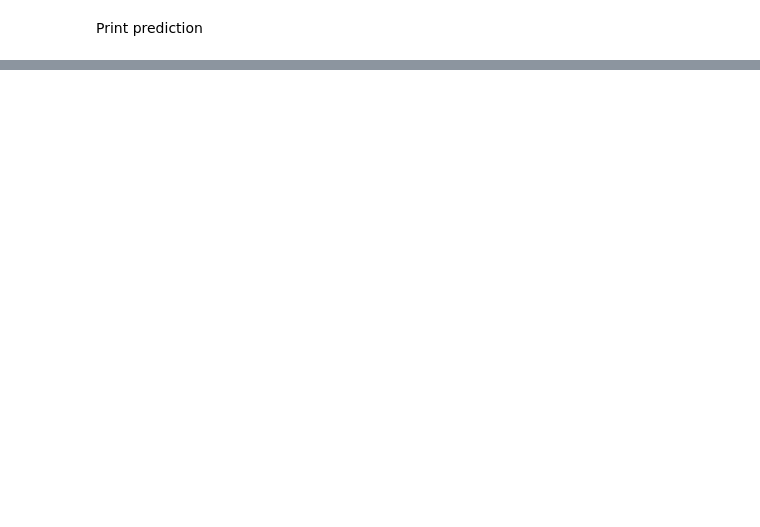
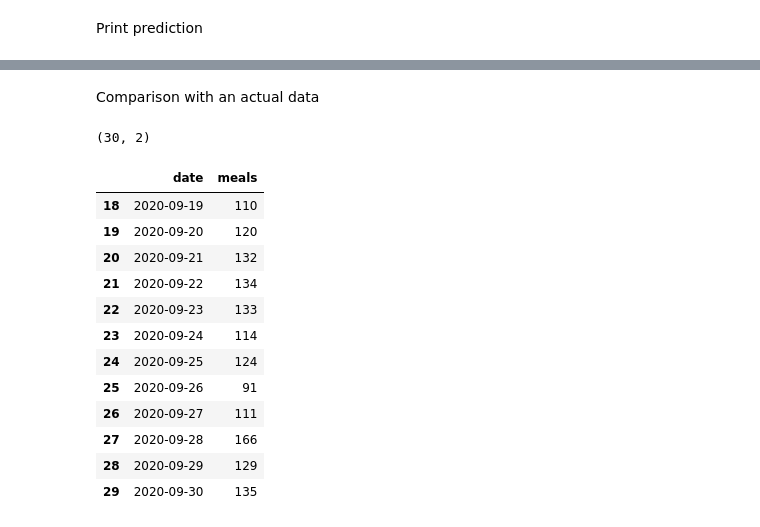
Before and after one commit to mrStasSmirnoff/Data_Science_Projects, a Jupyter notebook: Restaurant_Meals_Prediction/v5-MVP-prediction.ipynb, the cells around one changed output, grey strips where cells are left out. Drawn from its saved outputs; the diff is of its cells as text; code cells hidden in the pictures; blank space fills up the shorter version.

```diff
--- a/Restaurant_Meals_Prediction/v5-MVP-prediction.ipynb
+++ b/Restaurant_Meals_Prediction/v5-MVP-prediction.ipynb
@@ -375,0 +376,23 @@ sns.lineplot(data=combined_2d)
+# %% [markdown]
+Comparison with an actual data
+# %%
+test_data = pd.read_excel('./data/факт сентябрь.xlsx', skiprows= 3, usecols= [0,1], names = ['date', 'meals'])
+# remove the last row
+test_data = test_data.iloc[:-1]
+print(test_data.shape)
+test_data.tail(12)
+# %% [output]
+(30, 2)
+|  | date | meals |
+| 18 | 2020-09-19 | 110 |
+| 19 | 2020-09-20 | 120 |
+| 20 | 2020-09-21 | 132 |
+| 21 | 2020-09-22 | 134 |
+| 22 | 2020-09-23 | 133 |
+| 23 | 2020-09-24 | 114 |
+| 24 | 2020-09-25 | 124 |
+| 25 | 2020-09-26 | 91 |
+| 26 | 2020-09-27 | 111 |
+| 27 | 2020-09-28 | 166 |
+| 28 | 2020-09-29 | 129 |
+| 29 | 2020-09-30 | 135 |
```
Also changed, not shown: parts of 23 cells of this notebook, 4 other files.
